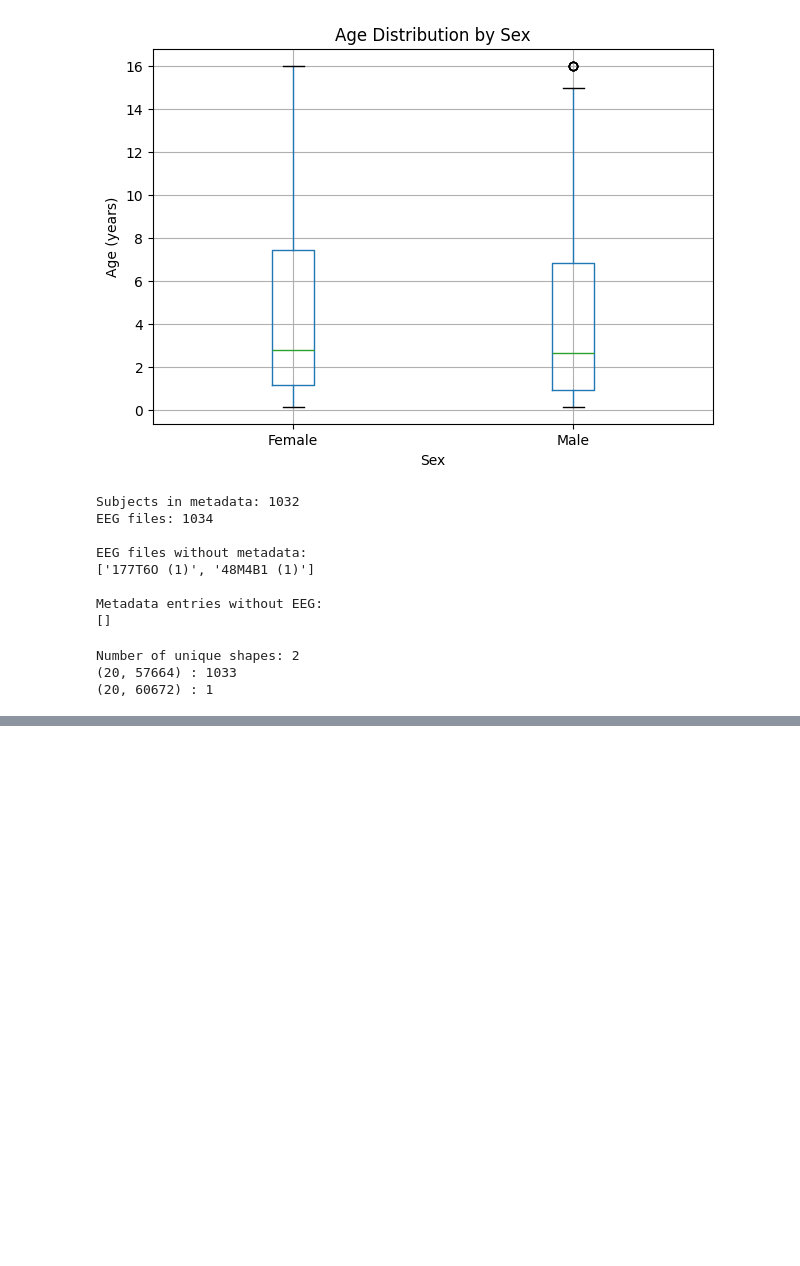
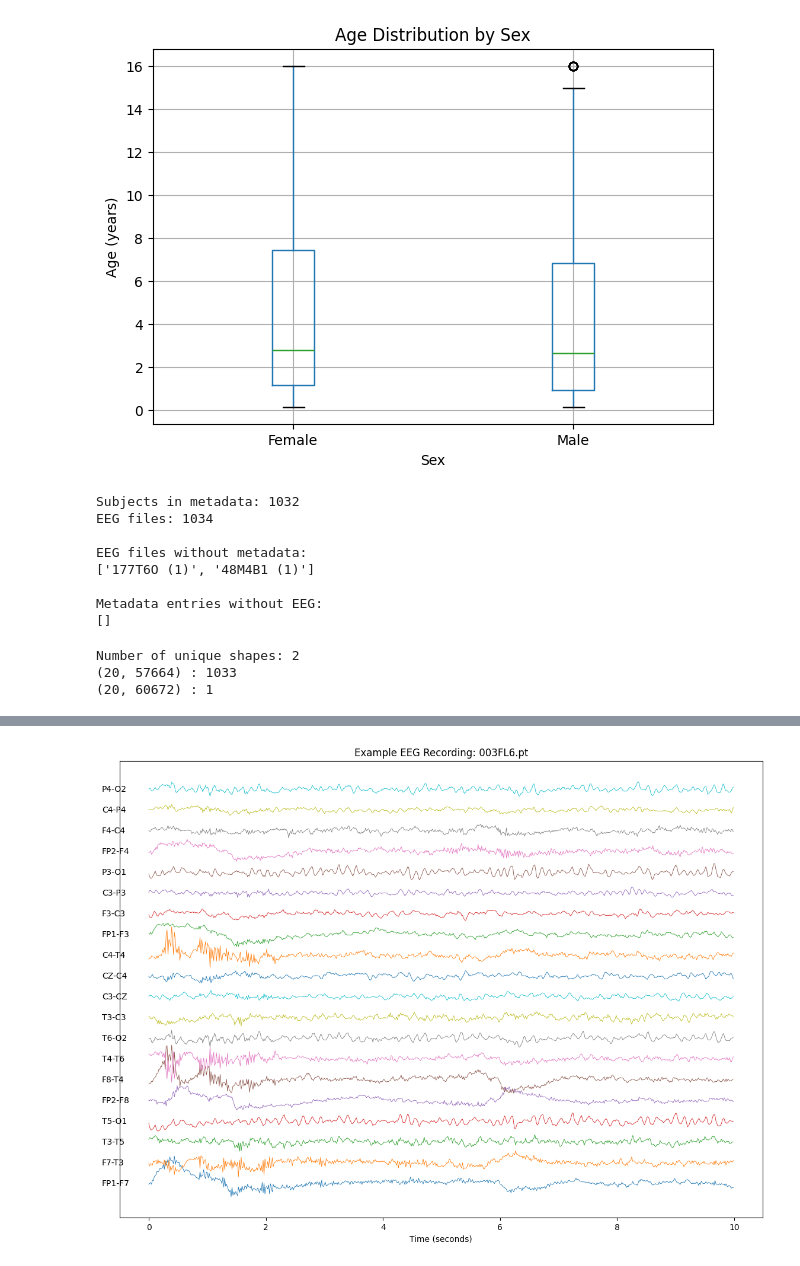
Before and after one commit to hilduAgl/brain-age-eeg, a Jupyter notebook: notebooks/eda.ipynb, the cells around one changed output, grey strips where cells are left out. Saved outputs shown, nothing was run; the diff lists cells and outputs as text; code cells hidden in the pictures; blank space fills up the shorter version.

```diff
--- a/notebooks/eda.ipynb
+++ b/notebooks/eda.ipynb
@@ -199,0 +328,48 @@ Number of unique shapes: 2
+# %%
+montage = [
+    'FP1-F7', 'F7-T3', 'T3-T5', 'T5-O1',
+    'FP2-F8', 'F8-T4', 'T4-T6', 'T6-O2',
+    'T3-C3', 'C3-CZ', 'CZ-C4', 'C4-T4',
+    'FP1-F3', 'F3-C3', 'C3-P3', 'P3-O1',
+    'FP2-F4', 'F4-C4', 'C4-P4', 'P4-O2'
+]
+
+RESAMPLING_RATE = 64
+
+# Choose an example recording
+example_file = eeg_files[0]
+example_eeg = torch.load(os.path.join(EEG_DIR, example_file))
+
+# Display the first 10 seconds
+start_seconds = 0
+duration_seconds = 10
+
+start = start_seconds * RESAMPLING_RATE
+end = (start_seconds + duration_seconds) * RESAMPLING_RATE
+
+time = np.arange(start, end) / RESAMPLING_RATE
+
+plt.figure(figsize=(14, 10))
+
+offset = 0
+spacing = 150
+
+for channel in range(example_eeg.shape[0]):
+    signal = example_eeg[channel, start:end]
+
+    plt.plot(time, signal + offset, linewidth=0.6)
+    plt.text(
+        time[0] - 0.8,
+        offset,
+        montage[channel],
+        verticalalignment="center"
+    )
+
+    offset += spacing
+
+plt.xlabel("Time (seconds)")
+plt.title(f"Example EEG Recording: {example_file}")
+plt.yticks([])
+plt.show()
+# %% [output]
+[figure, added]
```
Also changed, not shown: parts of 13 cells of this notebook.
